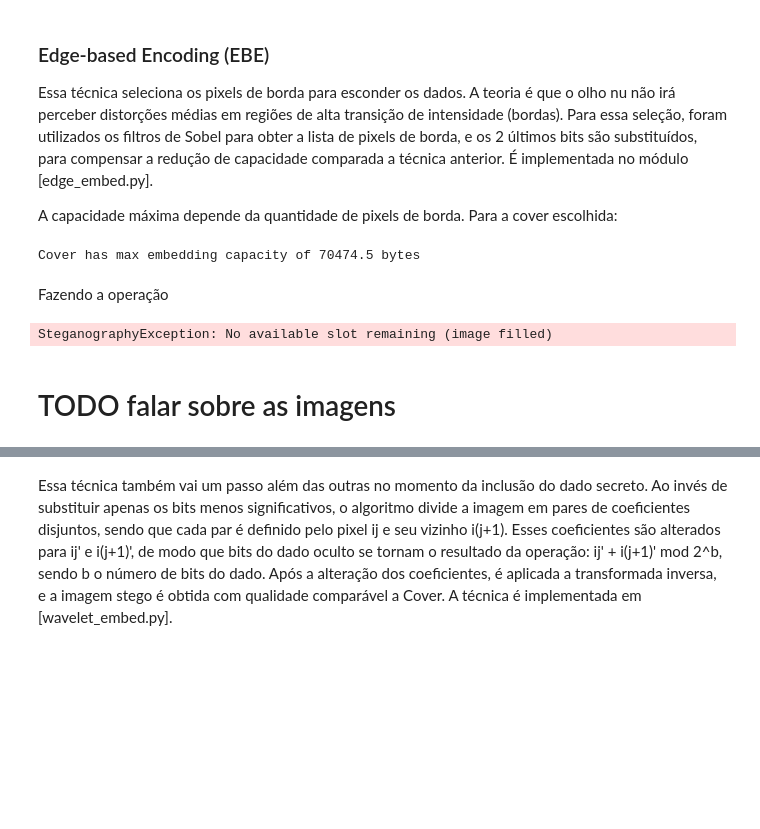
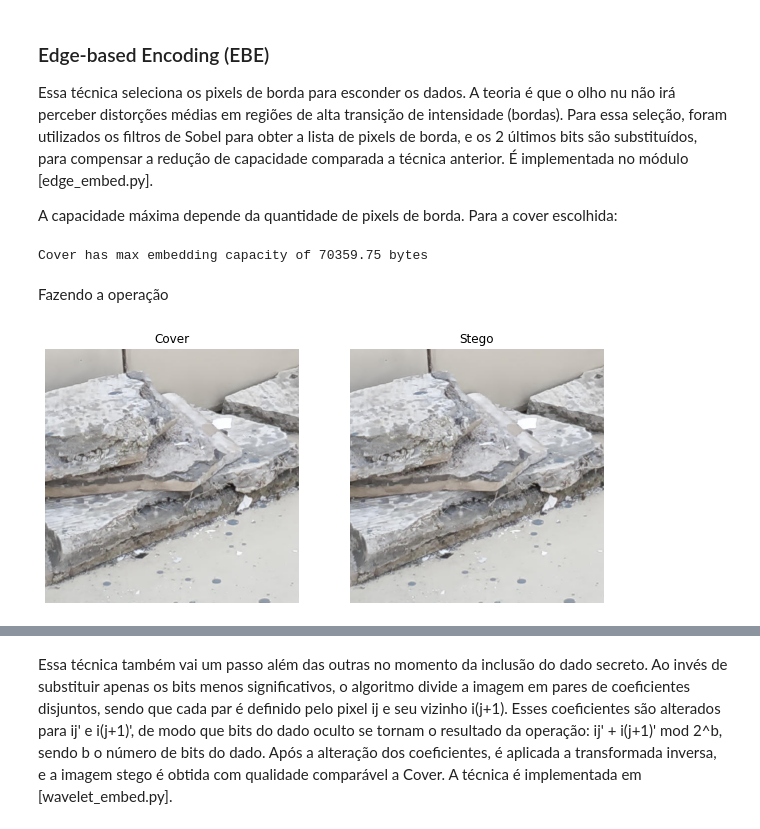
Before and after one commit to eduardo550/SCC0251-FinalProject, a Jupyter notebook: Final report.ipynb, the cells around one changed output, grey strips where cells are left out. Drawn from its saved outputs; the diff is of its cells as text; code cells hidden in the pictures; blank space fills up the shorter version.

```diff
--- a/Final report.ipynb
+++ b/Final report.ipynb
@@ -84,20 +106,18 @@ A capacidade máxima depende da quantidade de pixels de borda. Para a cover esco
 # %%
 import ebe_embed
 
-ebe = ebe_embed.Steg(cover_image)
+ebe = ebe_embed.Steg(cover_image.copy())
 edge_capacity = ebe.max_capacity()
 print(f"Cover has max embedding capacity of {edge_capacity} bytes")
 # %% [output]
-Cover has max embedding capacity of 70474.5 bytes
+Cover has max embedding capacity of 70359.75 bytes
 # %% [markdown]
 Fazendo a operação
 # %%
 assert payload_size <= edge_capacity
 
-edge_stego = ebe.embed(payload)
+ebe_stego = ebe.embed(payload)
 
-utils.plot_cover_stego(cover_image, edge_stego)
+utils.plot_cover_stego(cover_image, ebe_stego)
 # %% [output]
-SteganographyException: No available slot remaining (image filled)
+[figure, added]
-# %% [markdown]
-# TODO falar sobre as imagens
```
Also changed, not shown: parts of 35 cells of this notebook, 14 other files.
